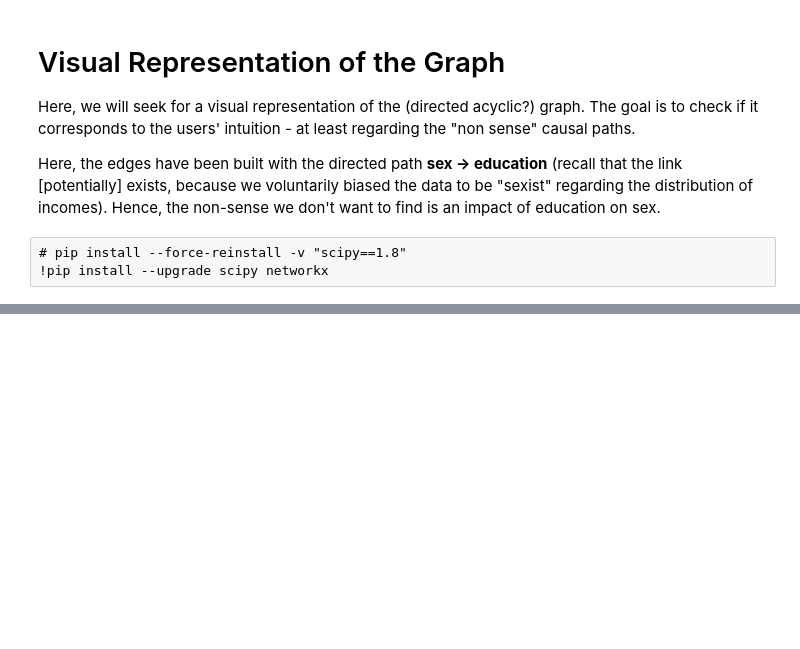
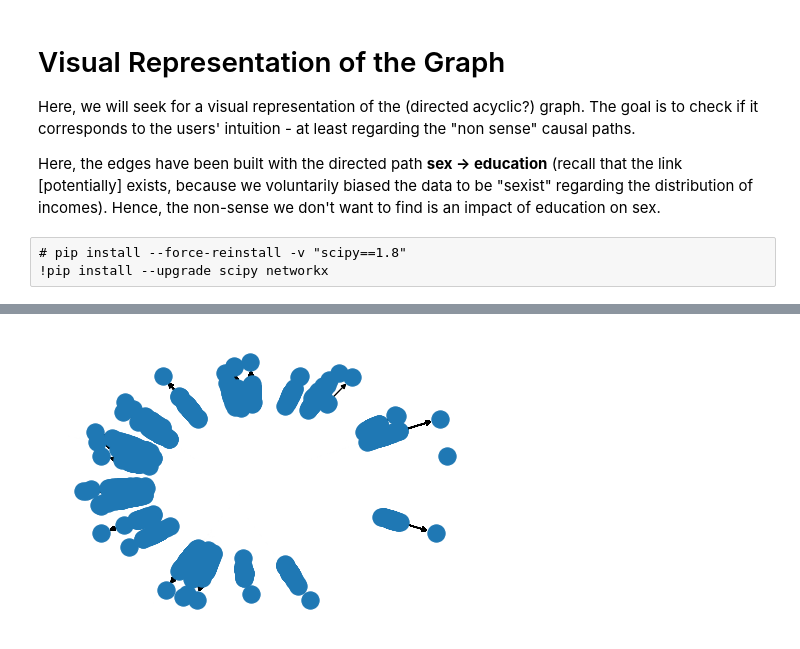
Before and after one commit to ThomasSouverain/classif_basic, a Jupyter notebook: notebooks/data_census_graph_tests.ipynb, the cells around one changed output, grey strips where cells are left out. Cells and saved outputs as stored; diff of their text form; code cells hidden in the pictures; blank space fills up the shorter version.

```diff
--- a/notebooks/data_census_graph_tests.ipynb
+++ b/notebooks/data_census_graph_tests.ipynb
@@ -620,0 +444,19 @@ top_models
+# %%
+# here, gain a representation with only 10 individuals (and only 'sex' as edge)
+
+t_graph_0 = time.time()
+
+list_col_names = ["sex"]
+
+edges_sex_valid = add_new_edge(data=X_education_extreme, previous_edge=None, list_col_names=list_col_names)
+
+data_sex_valid = table_to_graph(X=X_education_extreme, Y=Y_education_extreme, list_col_names=list_col_names,
+                                edges=edges_sex_valid)
+
+network_job_valid = to_networkx(data=data_job_valid)
+nx.draw(network_job_valid)
+
+t_graph_1 = time.time()
+
+print(f"Plotting the graph with {data_sex_valid.x.shape[0]} individuals took {(t_graph_1 - t_graph_0)/60} mn")
+# %% [output]
@@ -620,0 +464 @@ top_models
+[figure, added]
```
Also changed, not shown: parts of 78 cells of this notebook.
